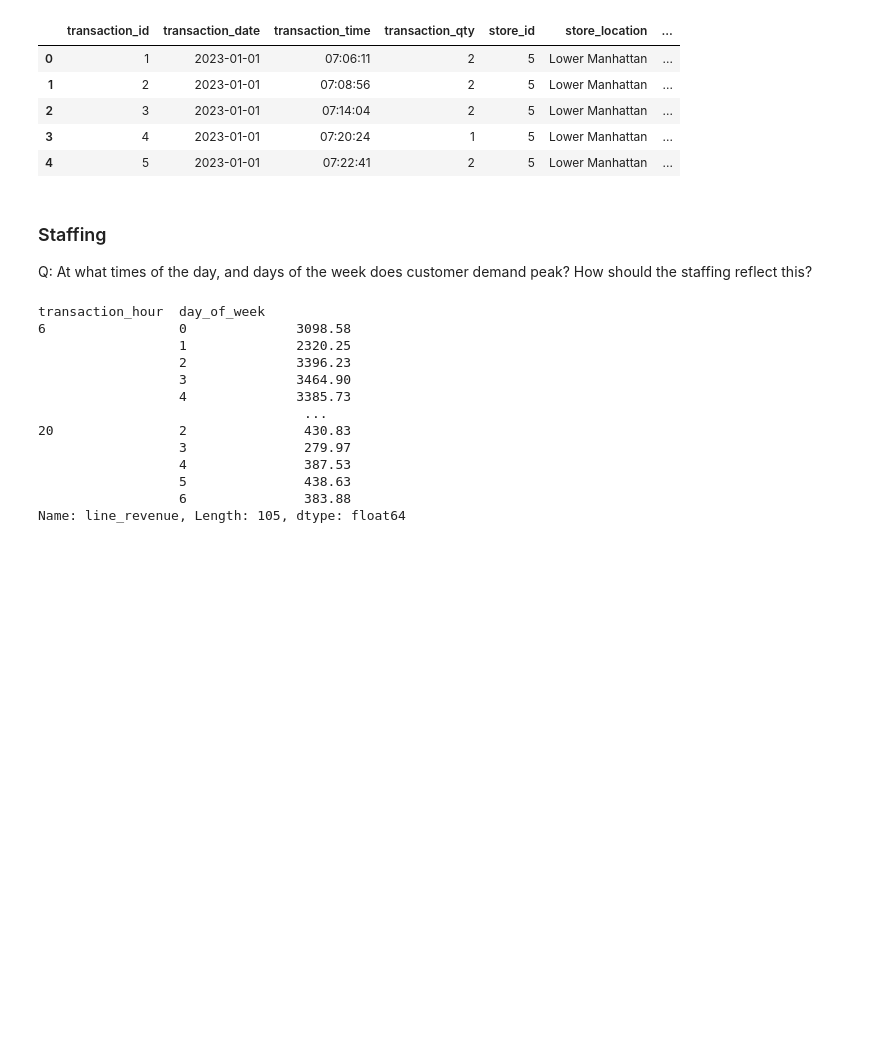
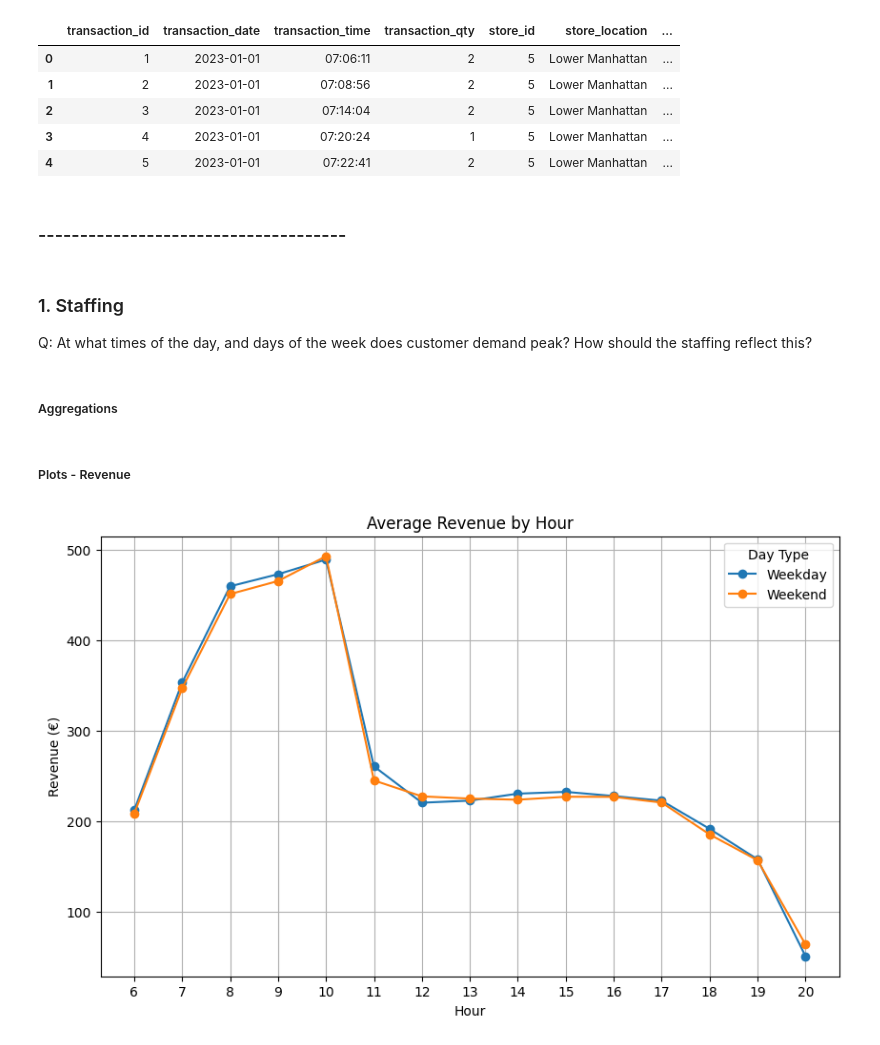
Before and after one commit to davidsaridakis/coffee-shop-analytics, a Jupyter notebook: notebooks/exploratory_analysis.ipynb, the cells around one changed output. Cells and saved outputs as stored; diff of their text form; code cells hidden in the pictures; blank space fills up the shorter version.

Commit message:
Further analyses to support product mix and operations

```diff
--- a/notebooks/exploratory_analysis.ipynb
+++ b/notebooks/exploratory_analysis.ipynb
@@ -46,36 +48,71 @@ dtype: object
 | 2 | 3 | 2023-01-01 | 07:14:04 | 2 | 5 | Lower Manhattan | ... |
 | 3 | 4 | 2023-01-01 | 07:20:24 | 1 | 5 | Lower Manhattan | ... |
 | 4 | 5 | 2023-01-01 | 07:22:41 | 2 | 5 | Lower Manhattan | ... |
+# %% [markdown]
+### -------------------------------------
 # %% [markdown]
-### Staffing
+### 1. Staffing
 Q: At what times of the day, and days of the week does customer demand peak?
 How should the staffing reflect this?
+# %% [markdown]
+##### Aggregations
 # %%
-# Sum line revenues and group by hour.
-hourly_revenue = (
+# Sum line revenues and group by hour and day of week.
+hourly_revenue_by_day = (
     df.groupby(['transaction_hour', 'day_of_week'])['line_revenue']
     .sum()
     .round(2)
-
+    .sort_values(ascending=False)
 )
 
-# Sum number of transactions and group by hour.
-transaction_sum = (
+# Sum number of products sold and group by hour and day of week.
+hourly_units_sold = (
     df.groupby(['transaction_hour', 'day_of_week'])['transaction_qty']
     .sum()
     .sort_values(ascending=False)
 )
+
+# Count number of transactions and group by hour and day of week.
+hourly_transaction_count = (
+    df.groupby(['transaction_hour', 'day_of_week'])['transaction_id']
+    .count()
+    .sort_values(ascending=False)
+)
-# %% [output]
-transaction_hour  day_of_week
-6                 0              3098.58
-                  1              2320.25
-                  2              3396.23
-                  3              3464.90
-                  4              3385.73
-                                  ...
-20                2               430.83
-                  3               279.97
-                  4               387.53
-                  5               438.63
-                  6               383.88
-Name: line_revenue, Length: 105, dtype: float64
+# %% [markdown]
+##### Plots - Revenue
+# %%
+# Aggregate data
+daily_revenue = (
+    df.groupby(['transaction_date','transaction_hour', 'is_weekend'])['line_revenue']
+    .sum()
+)
+# Normalise data for fair comparison
+avg_hourly_revenue = (
+    daily_revenue.groupby(['transaction_hour', 'is_weekend'])
+    .mean()
+    .unstack()
+    .sort_index()
+)
+
+# Rename columns
+avg_hourly_revenue.columns = ['Weekday', 'Weekend']
+
+# Plot hourly revenue for weekdays and weekend.
+
+avg_hourly_revenue.plot(
+    kind='line',
+    figsize=(10,6),
+    marker='o'
+)
+
+plt.title('Average Revenue by Hour')
+plt.xlabel('Hour')
+plt.ylabel('Revenue (€)')
+
+plt.grid(True)
+plt.xticks(avg_hourly_revenue.index)
+plt.legend(title='Day Type')
+
+plt.show()
+# %% [output]
+[figure, added]
```
Also changed, not shown: parts of 28 cells of this notebook.
